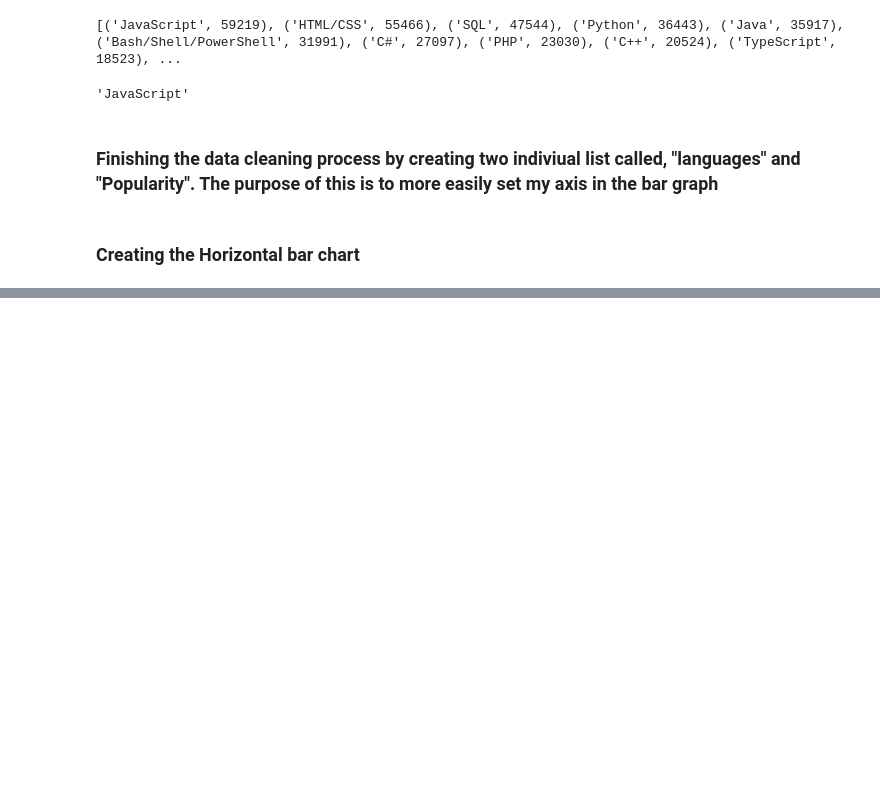
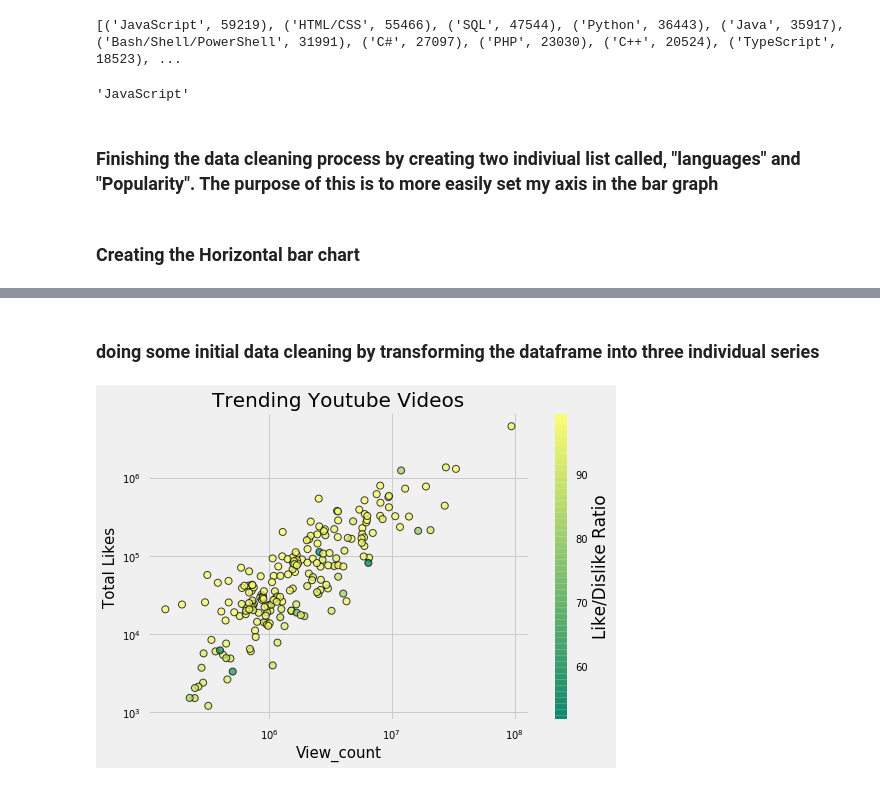
Before and after one commit to AndyHenry93/DataEngineer_Real_World_Visualization-, a Jupyter notebook: Additional_Visualizations .ipynb, the cells around one changed output, grey strips where cells are left out. Drawn from its saved outputs; the diff is of its cells as text; code cells hidden in the pictures; blank space fills up the shorter version.

```diff
--- a/Additional_Visualizations .ipynb
+++ b/Additional_Visualizations .ipynb
@@ -168,0 +208,2 @@ plt.show()
+# %%
+youtube = pd.read_csv('../Project/Datasets/Youtube_Trending.csv')
@@ -168,0 +224,33 @@ plt.show()
+# %% [markdown]
+### doing some initial data cleaning by transforming the dataframe into three individual series
+# %%
+view_count = youtube['view_count']
+likes = youtube['likes']
+ratio = youtube['ratio']
+# %%
+# Creating my scatter plot
+plt.scatter(view_count,likes,c= ratio, cmap= 'summer', edgecolor = 'black', linewidth = 1, alpha=0.75)
+
+# using the colorBar method
+cbar = plt.colorbar()
+cbar.set_label('Like/Dislike Ratio')
+
+# Basic graph essentials
+plt.title('Trending Youtube Videos',fontdict = {'fontsize':20})
+plt.xlabel('View_count',fontdict = {'fontsize':15})
+plt.ylabel('Total Likes', fontdict = {'fontsize':15})
+
+# creating a layout so the graph is scaled better on laptops
+plt.tight_layout()
+
+# using Log scale to reduce the effect of skewing in the data because of outliers
+plt.xscale('log')
+plt.yscale('log')
+
+# saving the figure
+plt.savefig('Trending_Videos_ScatterPlot.png',bbox_inches='tight',dpi=100)
+
+# Displaying the graph
+plt.show()
+# %% [output]
+[figure, added]
```
Also changed, not shown: parts of 9 cells of this notebook, 19 other files.
